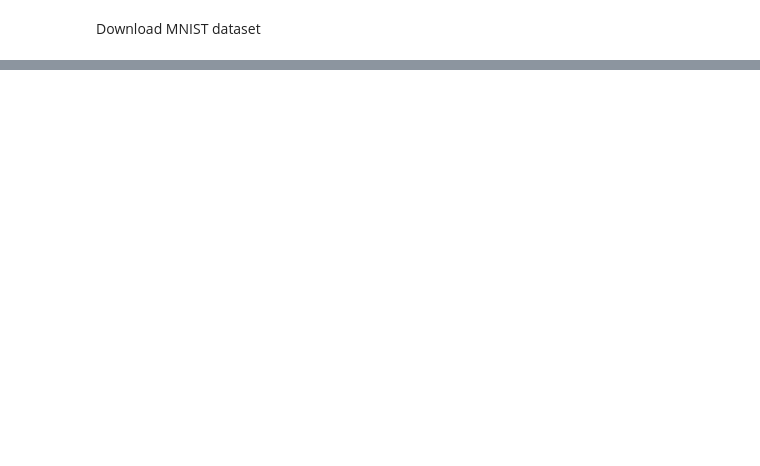
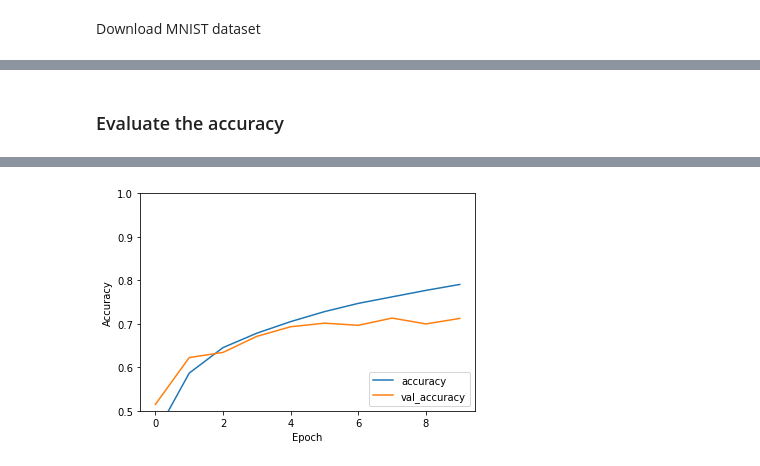
Before and after one commit to olaiya/MLTutorialNotebooks, a Jupyter notebook: cnn.ipynb, the cells around one changed output, grey strips where cells are left out. Drawn from its saved outputs; the diff is of its cells as text; code cells hidden in the pictures; blank space fills up the shorter version.

```diff
--- a/cnn.ipynb
+++ b/cnn.ipynb
@@ -58,0 +145,14 @@ history = model.fit(x_train, y_train,
+# %%
+model = tf.keras.models.Sequential([
+    #tf.keras.layers.Conv2D(number_of_filters, kernel_size=(filter size), input_shape=(height, width, num_of_channels))
+    tf.keras.layers.Conv2D(32, kernel_size=(3,3), activation='relu', input_shape=(32, 32, 3)),
+    tf.keras.layers.MaxPool2D(pool_size=(2, 2)),
+    tf.keras.layers.Conv2D(64, (3, 3), activation='relu'),
+    tf.keras.layers.MaxPool2D(pool_size=(2, 2)),
+    tf.keras.layers.Conv2D(64, (3, 3), activation='relu'),
+    tf.keras.layers.Flatten(), # Flattening the 2D arrays for fully connected layers
+    tf.keras.layers.Dense(64, activation='relu'),
+    tf.keras.layers.Dense(10)
+])
+
+model.summary()
@@ -58,0 +179,7 @@ history = model.fit(x_train, y_train,
+# %%
+model.compile(optimizer='adam',
+              loss=tf.keras.losses.SparseCategoricalCrossentropy(from_logits=True),
+              metrics=['accuracy'])
+
+history = model.fit(train_images, train_labels, epochs=10,
+                    validation_data=(test_images, test_labels))
@@ -58,0 +207,12 @@ history = model.fit(x_train, y_train,
+# %% [markdown]
+### Evaluate the accuracy
+# %%
+plt.plot(history.history['accuracy'], label='accuracy')
+plt.plot(history.history['val_accuracy'], label = 'val_accuracy')
+plt.xlabel('Epoch')
+plt.ylabel('Accuracy')
+plt.ylim([0.5, 1])
+plt.legend(loc='lower right')
+
+test_loss, test_acc = model.evaluate(test_images,  test_labels, verbose=2)
+# %% [output]
@@ -58,0 +220 @@ history = model.fit(x_train, y_train,
+[figure, added]
```
Also changed, not shown: parts of 16 cells of this notebook, 1 other file.
